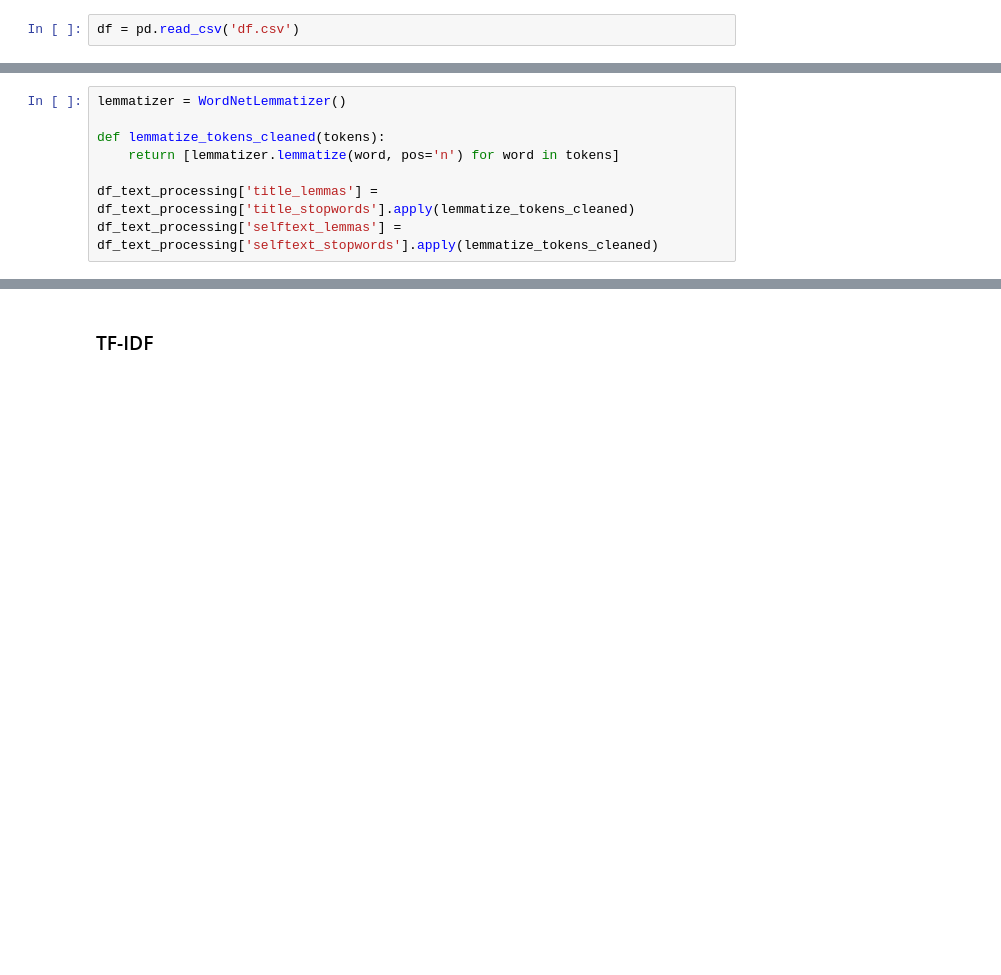
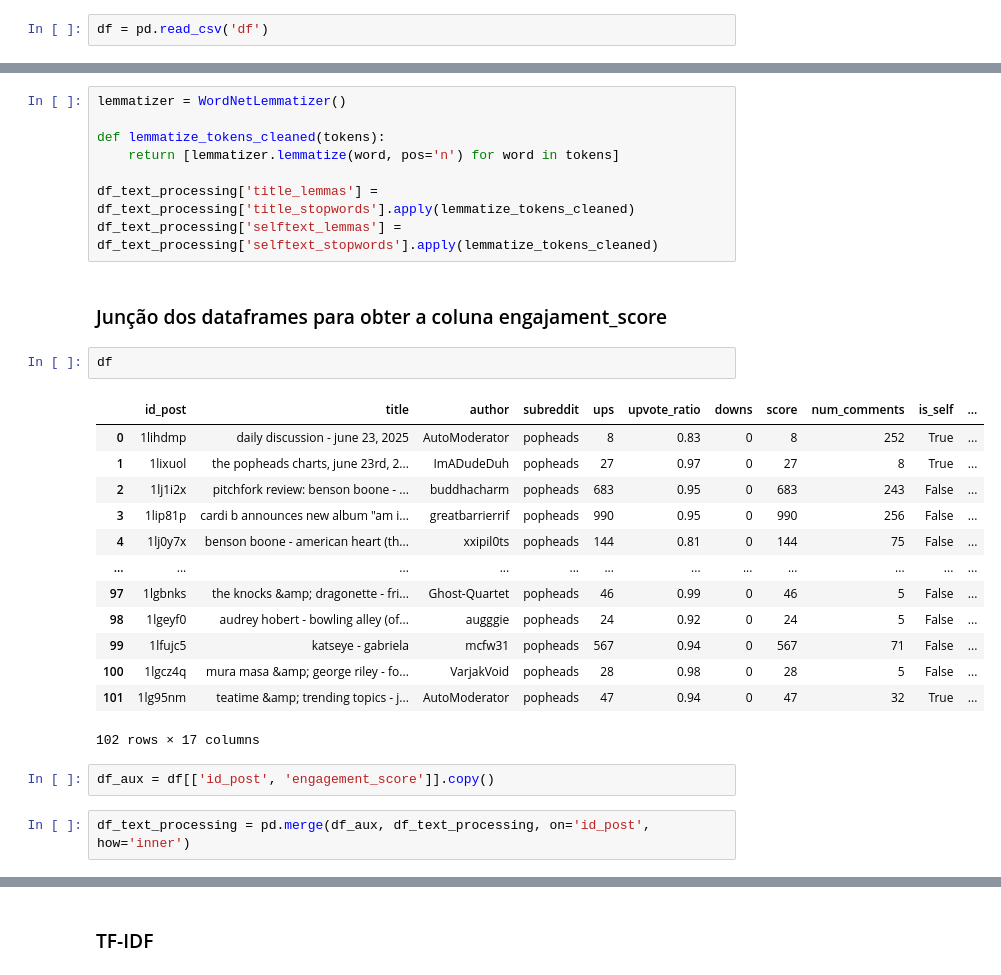
Before and after one commit to Isabelle-Matos/Mineracao_Redes, a Jupyter notebook: trabalho3/reddit.ipynb, the cells around one changed output, grey strips where cells are left out. Cells and saved outputs as stored; diff of their text form; blank space fills up the shorter version.

```diff
--- a/trabalho3/reddit.ipynb
+++ b/trabalho3/reddit.ipynb
@@ -102,4 +104,4 @@ df['engagement_score'] = df['ups'] + df['num_comments']
 # %%
 import pandas as pd
 # %%
-df = pd.read_csv('df.csv')
+df = pd.read_csv('df')
@@ -192,3 +228,25 @@ def lemmatize_tokens_cleaned(tokens):
 
 df_text_processing['title_lemmas'] = df_text_processing['title_stopwords'].apply(lemmatize_tokens_cleaned)
 df_text_processing['selftext_lemmas'] = df_text_processing['selftext_stopwords'].apply(lemmatize_tokens_cleaned)
+# %% [markdown]
+### Junção dos dataframes para obter a coluna engajament_score
+# %%
+df
+# %% [output]
+|  | id_post | title | author | subreddit | ups | upvote_ratio | downs | score | num_comments | is_self | ... |
+| 0 | 1lihdmp | daily discussion - june 23, 2025 | AutoModerator | popheads | 8 | 0.83 | 0 | 8 | 252 | True | ... |
+| 1 | 1lixuol | the popheads charts, june 23rd, 2... | ImADudeDuh | popheads | 27 | 0.97 | 0 | 27 | 8 | True | ... |
+| 2 | 1lj1i2x | pitchfork review: benson boone - ... | buddhacharm | popheads | 683 | 0.95 | 0 | 683 | 243 | False | ... |
+| 3 | 1lip81p | cardi b announces new album "am i... | greatbarrierrif | popheads | 990 | 0.95 | 0 | 990 | 256 | False | ... |
+| 4 | 1lj0y7x | benson boone - american heart (th... | xxipil0ts | popheads | 144 | 0.81 | 0 | 144 | 75 | False | ... |
+| ... | ... | ... | ... | ... | ... | ... | ... | ... | ... | ... | ... |
+| 97 | 1lgbnks | the knocks &amp; dragonette - fri... | Ghost-Quartet | popheads | 46 | 0.99 | 0 | 46 | 5 | False | ... |
+| 98 | 1lgeyf0 | audrey hobert - bowling alley (of... | augggie | popheads | 24 | 0.92 | 0 | 24 | 5 | False | ... |
+| 99 | 1lfujc5 | katseye - gabriela | mcfw31 | popheads | 567 | 0.94 | 0 | 567 | 71 | False | ... |
+| 100 | 1lgcz4q | mura masa &amp; george riley - fo... | VarjakVoid | popheads | 28 | 0.98 | 0 | 28 | 5 | False | ... |
+| 101 | 1lg95nm | teatime &amp; trending topics - j... | AutoModerator | popheads | 47 | 0.94 | 0 | 47 | 32 | True | ... |
+102 rows × 17 columns
+# %%
+df_aux = df[['id_post', 'engagement_score']].copy()
+# %%
+df_text_processing = pd.merge(df_aux, df_text_processing, on='id_post', how='inner')
```
Also changed, not shown: parts of 14 cells of this notebook, 2 other files.
